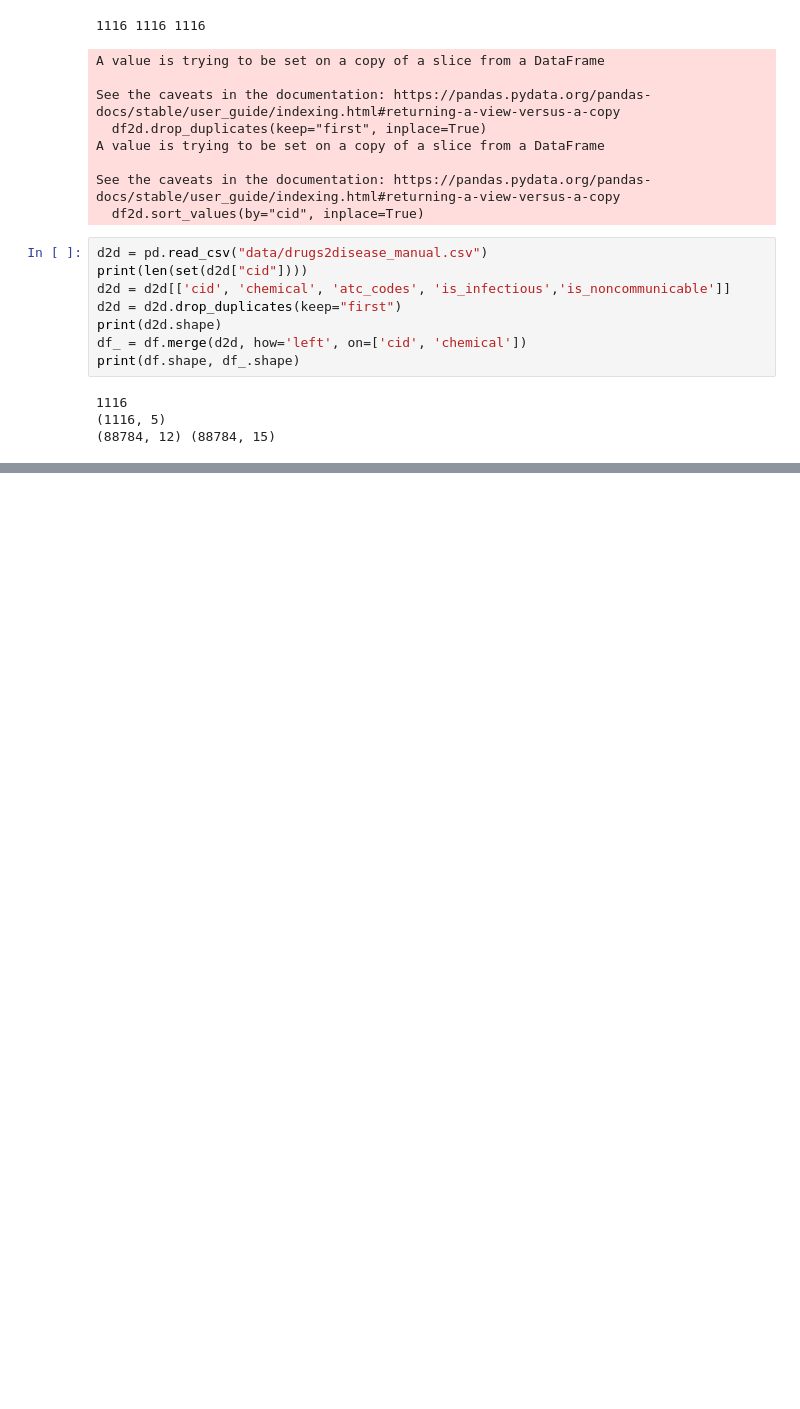
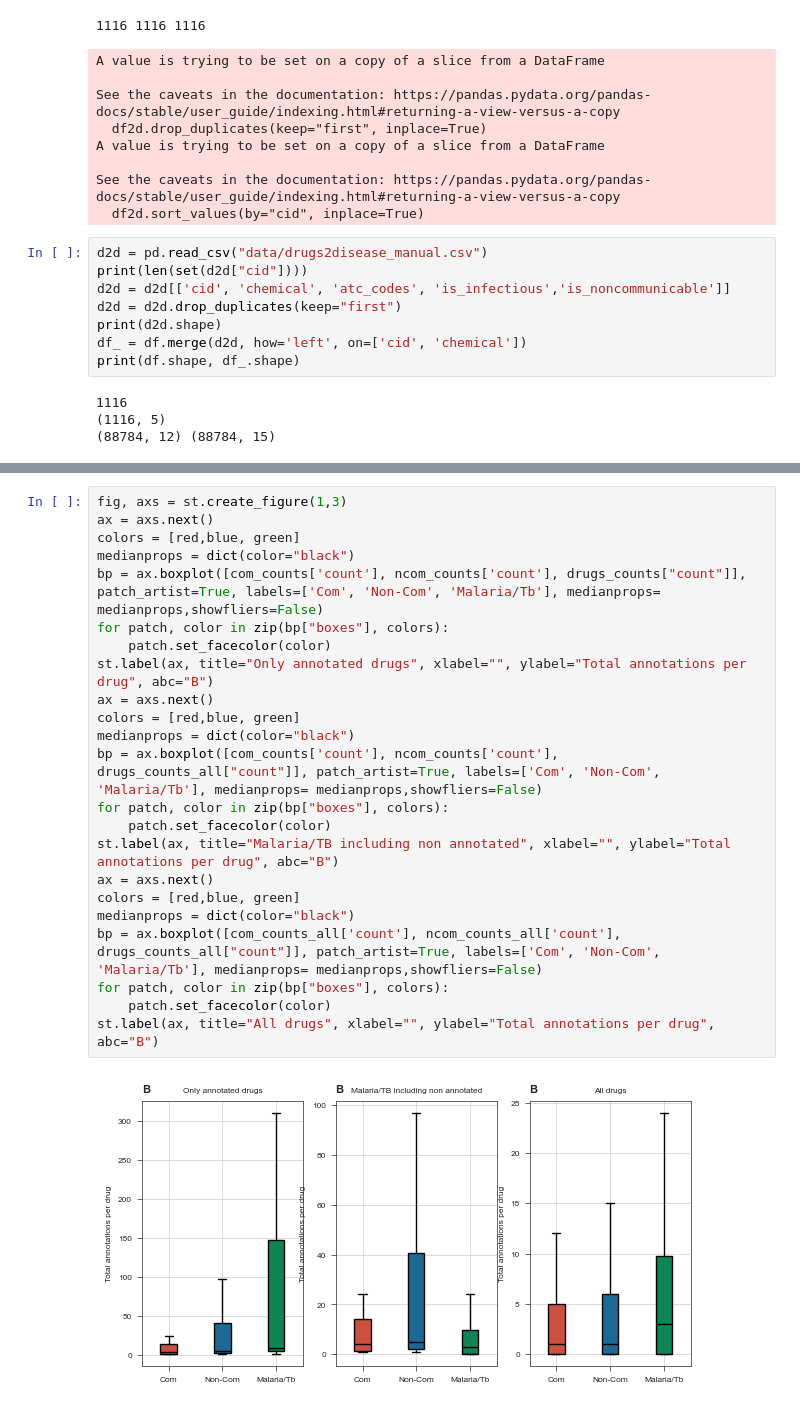
Before and after one commit to ersilia-os/pharmacogx-embeddings, a Jupyter notebook: paper/figure1.ipynb, the cells around one changed output, grey strips where cells are left out. Saved outputs shown, nothing was run; the diff lists cells and outputs as text; blank space fills up the shorter version.

```diff
--- a/paper/figure1.ipynb
+++ b/paper/figure1.ipynb
@@ -161,0 +110,25 @@ plt.boxplot([admevars_counts['frequency'], nonadmevars_counts['frequency']], lab
+# %%
+fig, axs = st.create_figure(1,3)
+ax = axs.next()
+colors = [red,blue, green]
+medianprops = dict(color="black")
+bp = ax.boxplot([com_counts['count'], ncom_counts['count'], drugs_counts["count"]], patch_artist=True, labels=['Com', 'Non-Com', 'Malaria/Tb'], medianprops= medianprops,showfliers=False)
+for patch, color in zip(bp["boxes"], colors):
+    patch.set_facecolor(color)
+st.label(ax, title="Only annotated drugs", xlabel="", ylabel="Total annotations per drug", abc="B")
+ax = axs.next()
+colors = [red,blue, green]
+medianprops = dict(color="black")
+bp = ax.boxplot([com_counts['count'], ncom_counts['count'], drugs_counts_all["count"]], patch_artist=True, labels=['Com', 'Non-Com', 'Malaria/Tb'], medianprops= medianprops,showfliers=False)
+for patch, color in zip(bp["boxes"], colors):
+    patch.set_facecolor(color)
+st.label(ax, title="Malaria/TB including non annotated", xlabel="", ylabel="Total annotations per drug", abc="B")
+ax = axs.next()
+colors = [red,blue, green]
+medianprops = dict(color="black")
+bp = ax.boxplot([com_counts_all['count'], ncom_counts_all['count'], drugs_counts_all["count"]], patch_artist=True, labels=['Com', 'Non-Com', 'Malaria/Tb'], medianprops= medianprops,showfliers=False)
+for patch, color in zip(bp["boxes"], colors):
+    patch.set_facecolor(color)
+st.label(ax, title="All drugs", xlabel="", ylabel="Total annotations per drug", abc="B")
+# %% [output]
+[figure, added]
```
Also changed, not shown: parts of 29 cells of this notebook, 5 other files.
